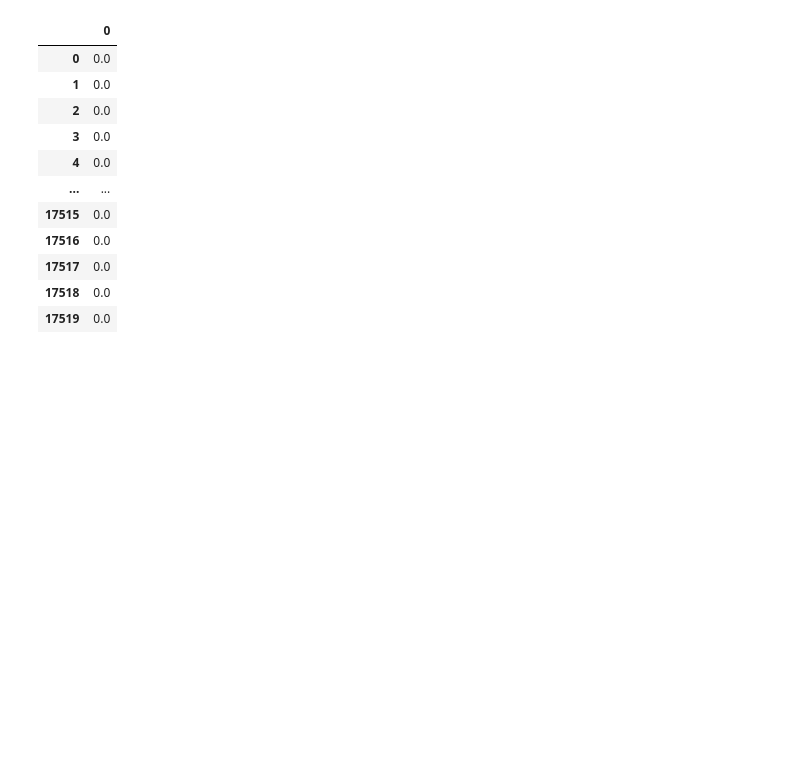
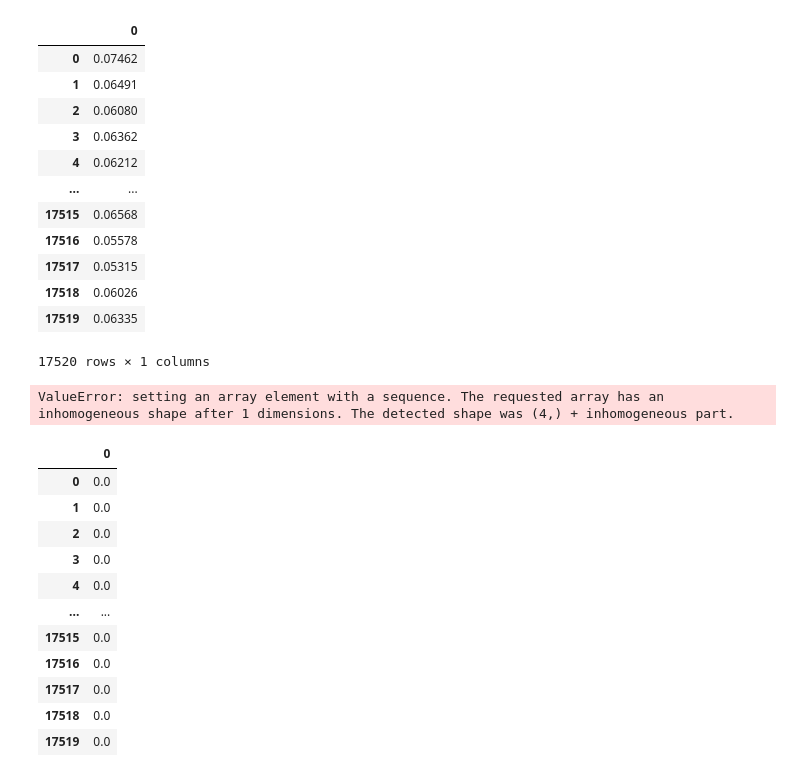
Before and after one commit to JonasSievers/Federated-Reinforcement-Learning-for-Battery-Charging, a Jupyter notebook: src/notebooks/data_visual.ipynb, the cells around one changed output. Saved outputs shown, nothing was run; the diff lists cells and outputs as text; code cells hidden in the pictures; blank space fills up the shorter version.

```diff
--- a/src/notebooks/data_visual.ipynb
+++ b/src/notebooks/data_visual.ipynb
@@ -11,7 +11,34 @@ import utils.dataloader as dataloader
 dfload = dataloader.loadData("../../data/load1011.csv")
 dfprice = dataloader.loadPrice("../../data/price.csv")
 dfmix = dataloader.loadMix("../../data/fuel2021.csv")
-load, pv, price, mix = dataloader.get_customer_data(dfload,dfprice,dfmix,1)
+load, pv, price = dataloader.get_customer_data(dfload,dfprice,dfmix,1)
+# %%
+price
+# %% [output]
+|  | 0 |
+| 0 | 0.07462 |
+| 1 | 0.06491 |
+| 2 | 0.06080 |
+| 3 | 0.06362 |
+| 4 | 0.06212 |
+| ... | ... |
+| 17515 | 0.06568 |
+| 17516 | 0.05578 |
+| 17517 | 0.05315 |
+| 17518 | 0.06026 |
+| 17519 | 0.06335 |
+17520 rows × 1 columns
+# %%
+timestep = 17518
+shifted_load = load.reindex(index=np.roll(load.index,-(timestep)))
+shifted_pv = pv.reindex(index=np.roll(pv.index,-(timestep)))
+shifted_price = price.reindex(index=np.roll(price.index,-(timestep)))
+# np.array([np.array(shifted_pv.iloc[0:48]).flatten(),np.array(shifted_pv.iloc[0:48]).flatten(),np.array(shifted_pv.iloc[0:48]).flatten()]).shape()
+test = np.array(shifted_pv.iloc[0:48]).flatten()
+np.array([0.0,test,test,test])
+#shifted_price.iloc[0:48].squeeze()
+# %% [output]
+ValueError: setting an array element with a sequence. The requested array has an inhomogeneous shape after 1 dimensions. The detected shape was (4,) + inhomogeneous part.
 # %%
 dfload = dataloader.loadData("../../data/load1112.csv")
 dfprice = dataloader.loadPrice("../../data/price.csv")
```
Also changed, not shown: 14 other files.
